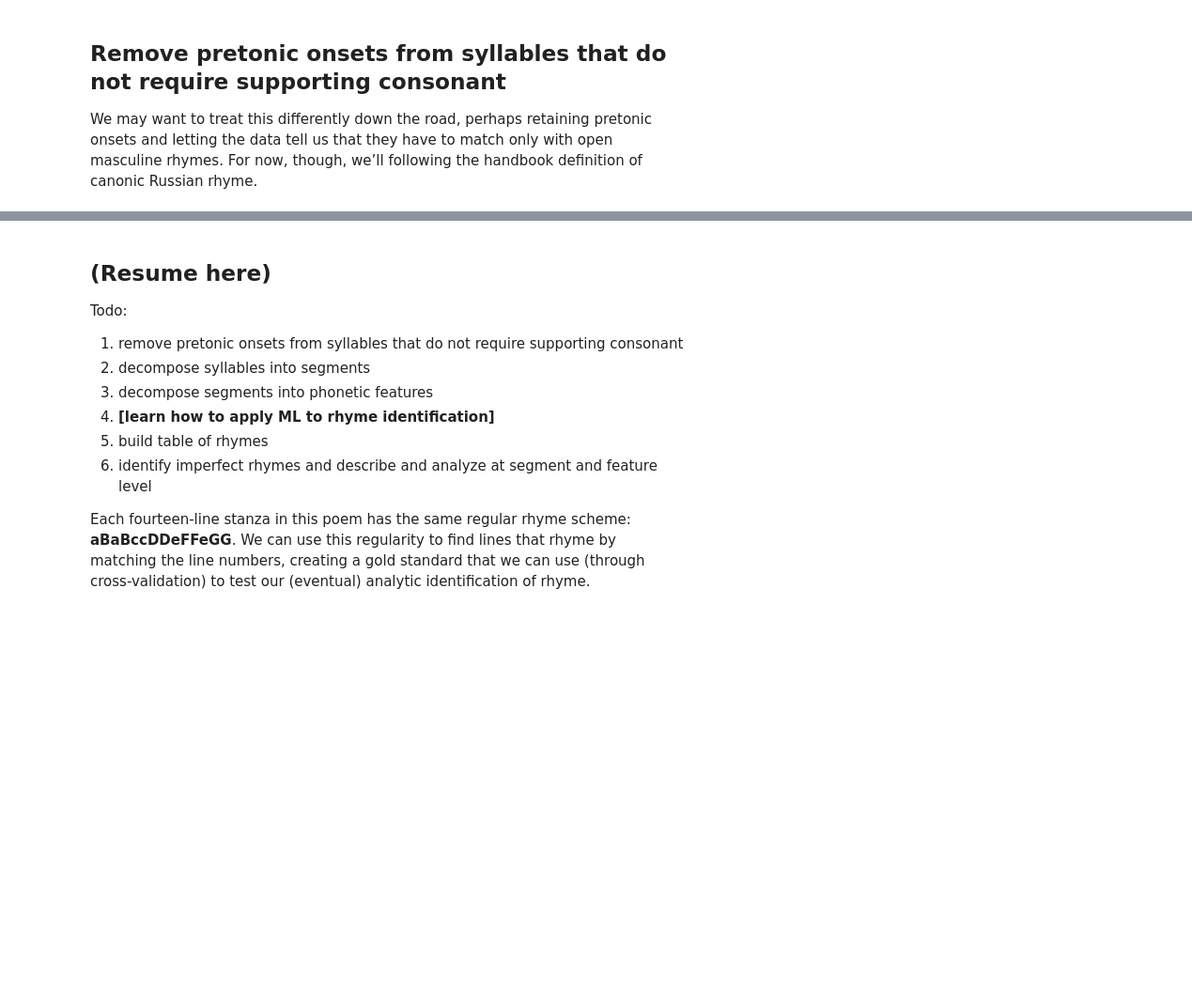
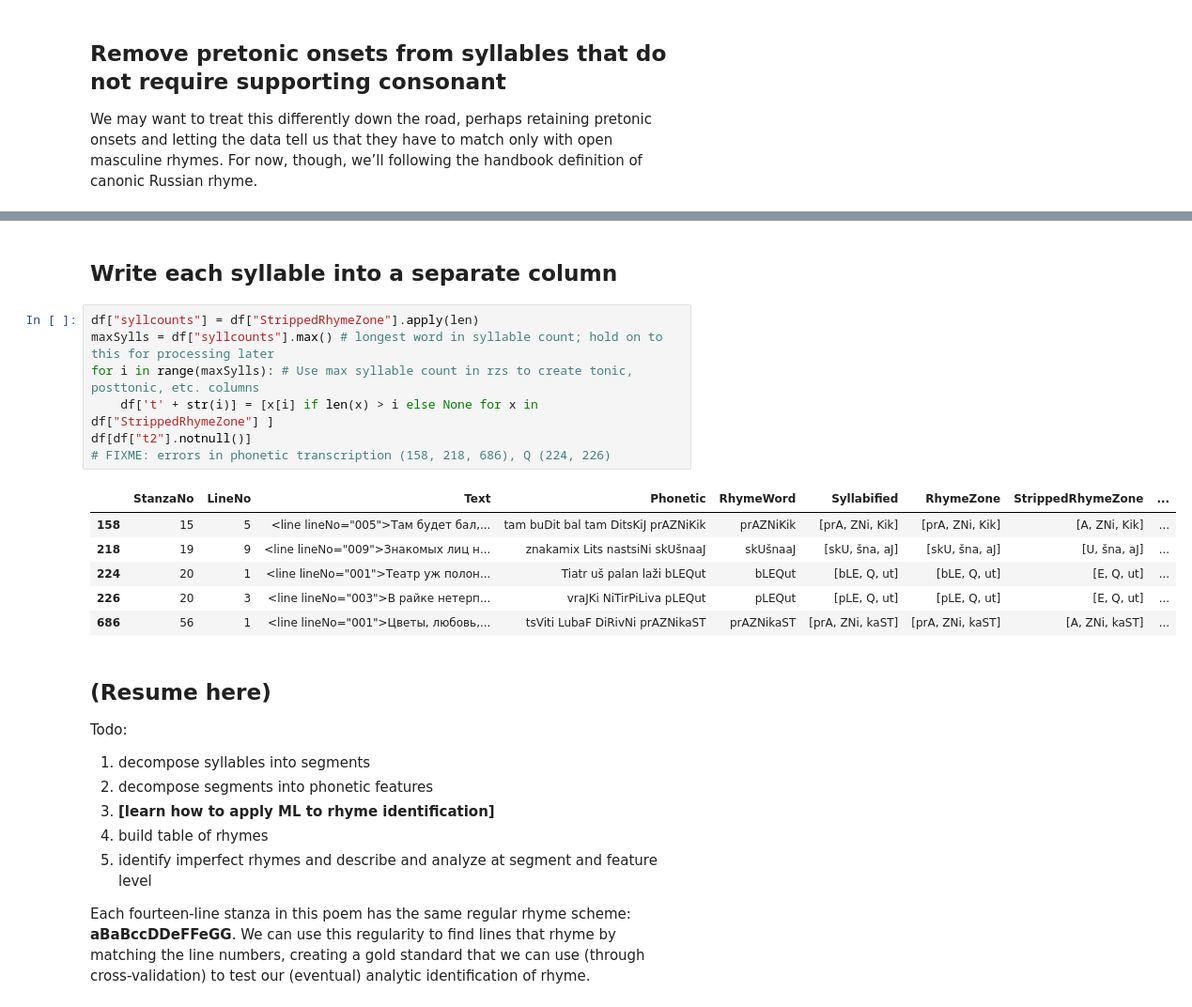
Before and after one commit to Data-Science-for-Linguists-2019/russian_rhyme, a Jupyter notebook: progress_report_2.ipynb, the cells around one changed output, grey strips where cells are left out. Shown: that part at 94% size. Saved outputs shown, nothing was run; the diff lists cells and outputs as text; blank space fills up the shorter version.

Commit message:
syllables in separate columns; errors discovered but not yet fixed

```diff
--- a/progress_report_2.ipynb
+++ b/progress_report_2.ipynb
@@ -244,9 +235,24 @@ df.loc[12:13]
+# %% [markdown]
+## Write each syllable into a separate column
+# %%
+df["syllcounts"] = df["StrippedRhymeZone"].apply(len)
+maxSylls = df["syllcounts"].max() # longest word in syllable count; hold on to this for processing later
+for i in range(maxSylls): # Use max syllable count in rzs to create tonic, posttonic, etc. columns
+    df['t' + str(i)] = [x[i] if len(x) > i else None for x in df["StrippedRhymeZone"] ]
+df[df["t2"].notnull()]
+# FIXME: errors in phonetic transcription (158, 218, 686), Q (224, 226)
+# %% [output]
+|  | StanzaNo | LineNo | Text | Phonetic | RhymeWord | Syllabified | RhymeZone | StrippedRhymeZone | ... |
+| 158 | 15 | 5 | <line lineNo="005">Там будет бал,... | tam buDit bal tam DitsKiJ prAZNiKik | prAZNiKik | [prA, ZNi, Kik] | [prA, ZNi, Kik] | [A, ZNi, Kik] | ... |
+| 218 | 19 | 9 | <line lineNo="009">Знакомых лиц н... | znakamix Lits nastsiNi skUšnaaJ | skUšnaaJ | [skU, šna, aJ] | [skU, šna, aJ] | [U, šna, aJ] | ... |
+| 224 | 20 | 1 | <line lineNo="001">Театр уж полон... | Tiatr uš palan laži bLEQut | bLEQut | [bLE, Q, ut] | [bLE, Q, ut] | [E, Q, ut] | ... |
+| 226 | 20 | 3 | <line lineNo="003">В райке нетерп... | vraJKi NiTirPiLiva pLEQut | pLEQut | [pLE, Q, ut] | [pLE, Q, ut] | [E, Q, ut] | ... |
+| 686 | 56 | 1 | <line lineNo="001">Цветы, любовь,... | tsViti LubaF DiRivNi prAZNikaST | prAZNikaST | [prA, ZNi, kaST] | [prA, ZNi, kaST] | [A, ZNi, kaST] | ... |
 # %% [markdown]
 ## (Resume here)
 
 Todo:
 
-1. remove pretonic onsets from syllables that do not require supporting consonant
 1. decompose syllables into segments
 1. decompose segments into phonetic features
 1. **[learn how to apply ML to rhyme identification]**
```
Also changed, not shown: parts of 3 cells of this notebook.
